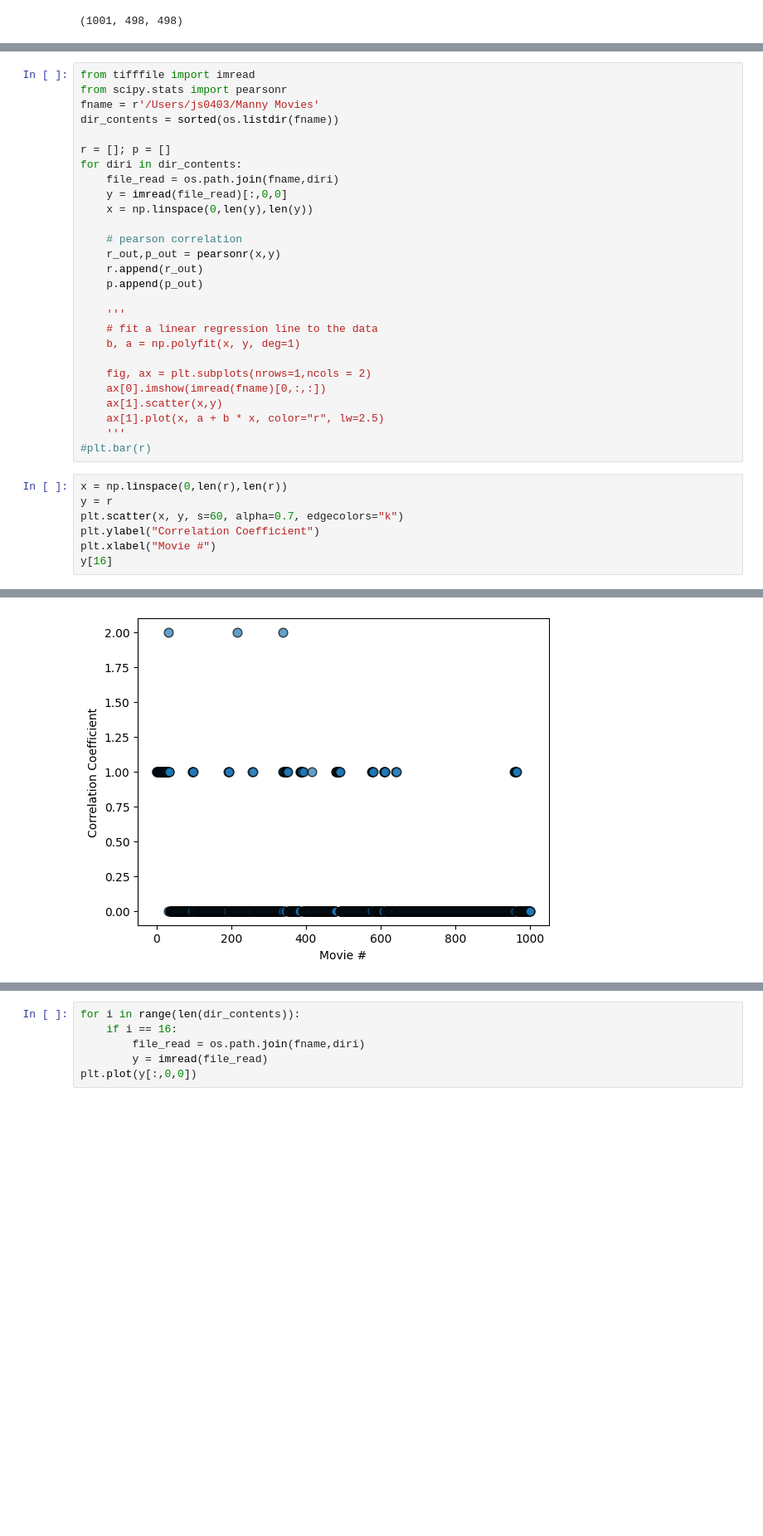
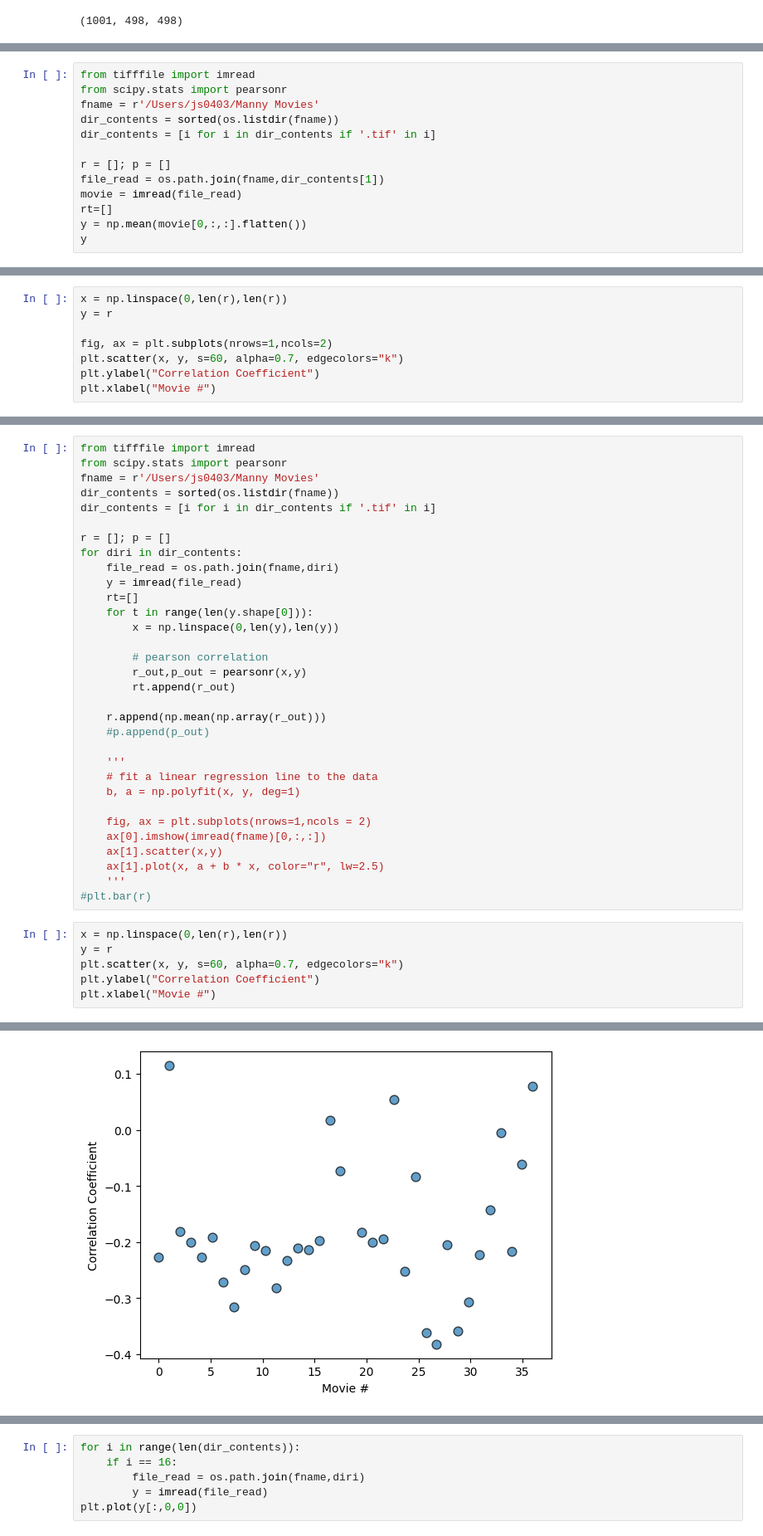
Before and after one commit to JohnStout/decode_lab_code, a Jupyter notebook: notebooks/projects/slice imaging code/Photobleach-across-recordings.ipynb, the cells around one changed output, grey strips where cells are left out. Shown at 83% size. Drawn from its saved outputs; the diff is of its cells as text; blank space fills up the shorter version.

```diff
--- a/notebooks/projects/slice imaging code/Photobleach-across-recordings.ipynb
+++ b/notebooks/projects/slice imaging code/Photobleach-across-recordings.ipynb
@@ -292,0 +308,13 @@ Reading /Users/js0403/Manny Movies/A2_Test_well_nocells_movie1.tif
+# %%
+from tifffile import imread
+from scipy.stats import pearsonr
+fname = r'/Users/js0403/Manny Movies'
+dir_contents = sorted(os.listdir(fname))
+dir_contents = [i for i in dir_contents if '.tif' in i]
+
+r = []; p = []
+file_read = os.path.join(fname,dir_contents[1])
+movie = imread(file_read)
+rt=[]
+y = np.mean(movie[0,:,:].flatten())
+y
@@ -292,0 +394,8 @@ Reading /Users/js0403/Manny Movies/A2_Test_well_nocells_movie1.tif
+# %%
+x = np.linspace(0,len(r),len(r))
+y = r
+
+fig, ax = plt.subplots(nrows=1,ncols=2)
+plt.scatter(x, y, s=60, alpha=0.7, edgecolors="k")
+plt.ylabel("Correlation Coefficient")
+plt.xlabel("Movie #")
@@ -295,17 +414,22 @@ from tifffile import imread
 from scipy.stats import pearsonr
 fname = r'/Users/js0403/Manny Movies'
 dir_contents = sorted(os.listdir(fname))
+dir_contents = [i for i in dir_contents if '.tif' in i]
 
 r = []; p = []
 for diri in dir_contents:
     file_read = os.path.join(fname,diri)
-    y = imread(file_read)[:,0,0]
-    x = np.linspace(0,len(y),len(y))
+    y = imread(file_read)
+    rt=[]
+    for t in range(len(y.shape[0])):
+        x = np.linspace(0,len(y),len(y))
 
-    # pearson correlation
-    r_out,p_out = pearsonr(x,y)
-    r.append(r_out)
-    p.append(p_out)
+        # pearson correlation
+        r_out,p_out = pearsonr(x,y)
+        rt.append(r_out)
+
+    r.append(np.mean(np.array(r_out)))
+    #p.append(p_out)
 
     '''
     # fit a linear regression line to the data
@@ -323,5 +447,4 @@ y = r
 plt.scatter(x, y, s=60, alpha=0.7, edgecolors="k")
 plt.ylabel("Correlation Coefficient")
 plt.xlabel("Movie #")
-y[16]
 # %% [output]
@@ -329 +452 @@ y[16]
-[figure, old version]
+[figure, new version]
```
Also changed, not shown: parts of 18 cells of this notebook, 3 other files.
